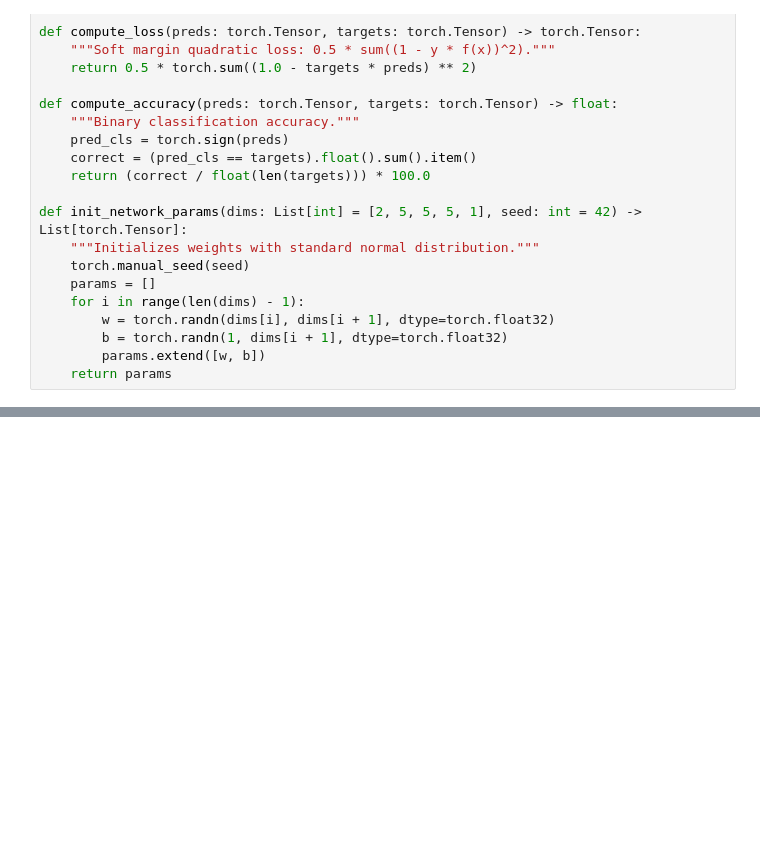
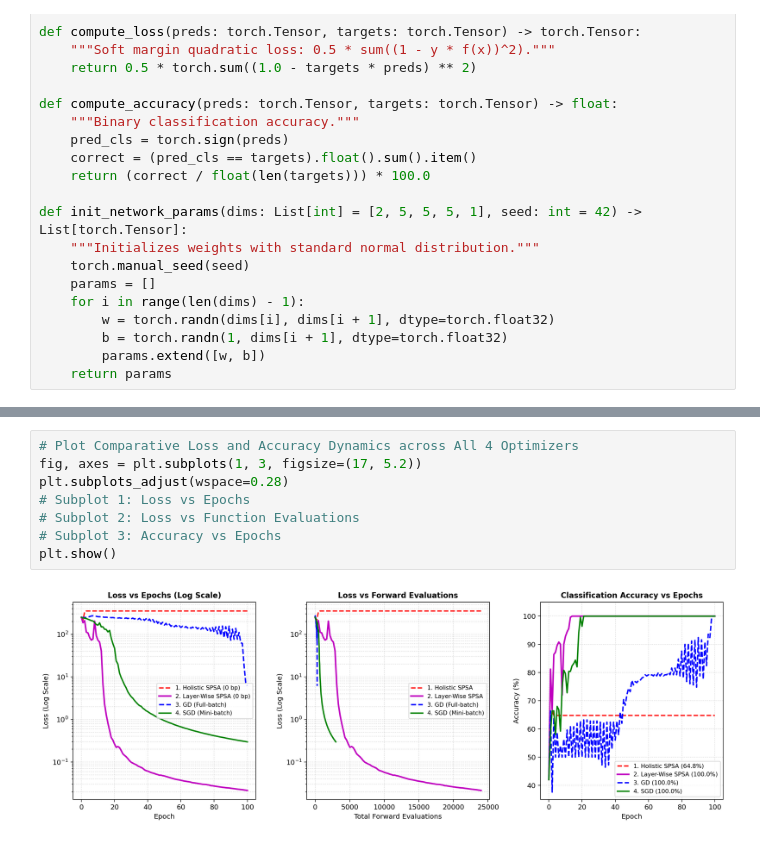
Before and after one commit to Ananth170404/SPSA-Paper-Implementation, a Jupyter notebook: demo/implementation demonstration/spsa_demonstration.ipynb, the cells around one changed output, grey strips where cells are left out. Cells and saved outputs as stored; diff of their text form; blank space fills up the shorter version.

```diff
--- a/demo/implementation demonstration/spsa_demonstration.ipynb
+++ b/demo/implementation demonstration/spsa_demonstration.ipynb
@@ -593,0 +417,10 @@ plt.show()
+# %%
+# Plot Comparative Loss and Accuracy Dynamics across All 4 Optimizers
+fig, axes = plt.subplots(1, 3, figsize=(17, 5.2))
+plt.subplots_adjust(wspace=0.28)
+# Subplot 1: Loss vs Epochs
+# Subplot 2: Loss vs Function Evaluations
+# Subplot 3: Accuracy vs Epochs
+plt.show()
+# %% [output]
+[figure, added]
```
Also changed, not shown: parts of 13 cells of this notebook, 10 other files.
